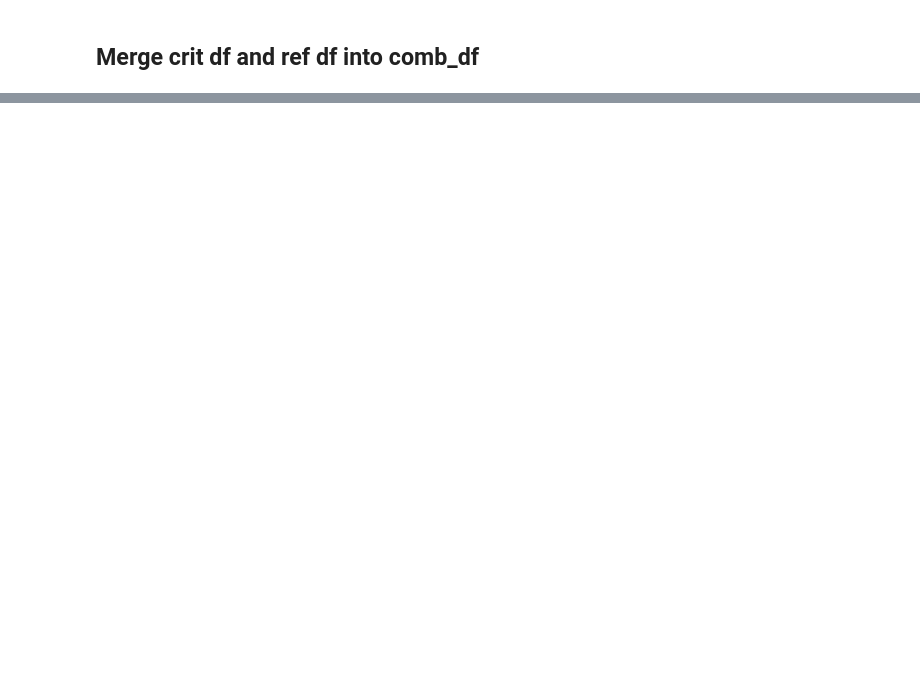
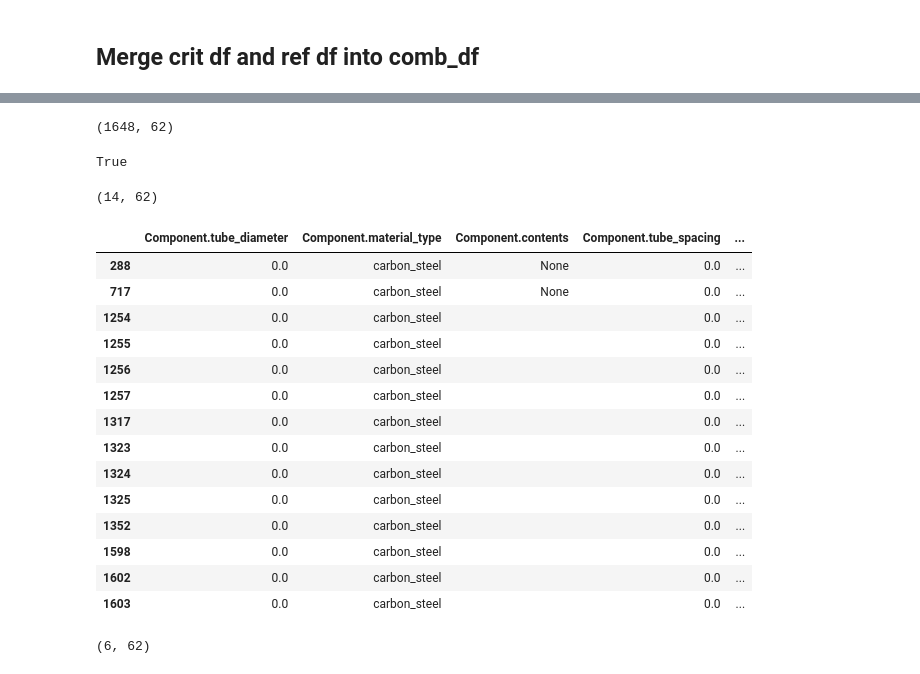
Before and after one commit to GeckoRobotics/davos-data-project, a Jupyter notebook: notebooks/davos.ipynb, the cells around one changed output, grey strips where cells are left out. Drawn from its saved outputs; the diff is of its cells as text; code cells hidden in the pictures; blank space fills up the shorter version.

```diff
--- a/notebooks/davos.ipynb
+++ b/notebooks/davos.ipynb
@@ -1762,0 +1383,6 @@ plt.draw()
+# %%
+with open(r'../data/raw_data/gecko_tank_shells.json', encoding="utf8") as json_data:
+    d = json.loads(json_data.read())
+    json_data.close()
+# %%
+tank_shells_df = pd.json_normalize(d)
@@ -1762,0 +1418,45 @@ plt.draw()
+# %%
+tank_shells_df.shape
+# %% [output]
+(1648, 62)
+# %%
+def is_liquor(string):
+    truth = False
+    if 'liq' in string.lower():
+        truth = True
+
+    return truth
+# %%
+test = 'liquor'
+
+is_liquor(test)
+# %% [output]
+True
+# %%
+tank_shells_df[tank_shells_df['Unit.name'].apply(lambda x: is_liquor(x)) | tank_shells_df['Unit.slug'].apply(lambda x: is_liquor(x))].shape
+# %% [output]
+(14, 62)
+# %%
+liq_tanks_df = tank_shells_df[tank_shells_df['Unit.name'].apply(lambda x: is_liquor(x)) | tank_shells_df['Unit.slug'].apply(lambda x: is_liquor(x))]
+# %%
+liq_tanks_df
+# %% [output]
+|  | Component.tube_diameter | Component.material_type | Component.contents | Component.tube_spacing | ... |
+| 288 | 0.0 | carbon_steel | None | 0.0 | ... |
+| 717 | 0.0 | carbon_steel | None | 0.0 | ... |
+| 1254 | 0.0 | carbon_steel |  | 0.0 | ... |
+| 1255 | 0.0 | carbon_steel |  | 0.0 | ... |
+| 1256 | 0.0 | carbon_steel |  | 0.0 | ... |
+| 1257 | 0.0 | carbon_steel |  | 0.0 | ... |
+| 1317 | 0.0 | carbon_steel |  | 0.0 | ... |
+| 1323 | 0.0 | carbon_steel |  | 0.0 | ... |
+| 1324 | 0.0 | carbon_steel |  | 0.0 | ... |
+| 1325 | 0.0 | carbon_steel |  | 0.0 | ... |
+| 1352 | 0.0 | carbon_steel |  | 0.0 | ... |
+| 1598 | 0.0 | carbon_steel |  | 0.0 | ... |
+| 1602 | 0.0 | carbon_steel |  | 0.0 | ... |
+| 1603 | 0.0 | carbon_steel |  | 0.0 | ... |
+# %%
+liq_tanks_df[tank_shells_df['Customer.id']==8].shape
+# %% [output]
+(6, 62)
```
Also changed, not shown: parts of 187 cells of this notebook, 10 other files.
